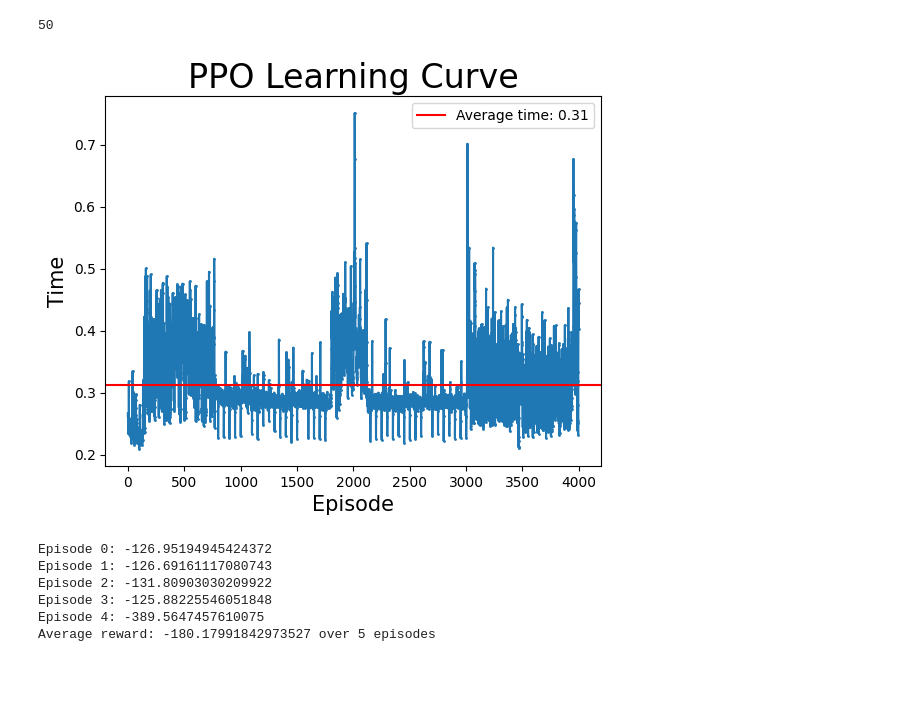
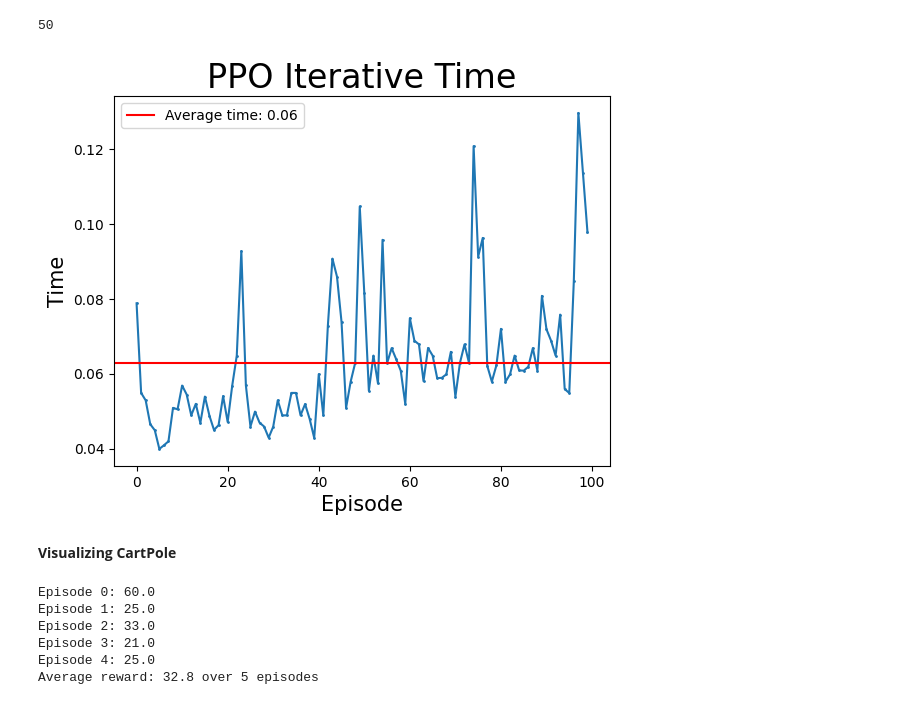
Before and after one commit to AndyPiantoni/ReinforceUs, a Jupyter notebook: PPO_from_scratch_ANDY-tuto-pytorch.ipynb, the cells around one changed output. Saved outputs shown, nothing was run; the diff lists cells and outputs as text; code cells hidden in the pictures; blank space fills up the shorter version.

Commit message:
cleaning, commenting and making 3 separate training

```diff
--- a/PPO_from_scratch_ANDY-tuto-pytorch.ipynb
+++ b/PPO_from_scratch_ANDY-tuto-pytorch.ipynb
@@ -287,12 +282,11 @@ nS=0, nA=0, discretized_continuous_action_space=False, actions_transform=0):
 env_name = 'Pendulum-v1' # environment name
 # env_name = "MountainCarContinuous-v0"
 
-# env_name = 'LunarLander-v2' # environment name
-# env_name = 'MountainCar-v0' # environment name
-# env_name = 'Acrobot-v1' # environment name
+# For discretization of the action space
+discretized_continuous_action_space = False
+n_actions = 21 # number of actions to discretize the continuous action space
 
-
-num_train_ite = 4000 # number of training iterations
+num_train_ite = 2000 # number of training iterations
 num_seeds = 1 # fit model with 3 different seeds and plot average performance of 3 seeds
 num_epochs = 10 # how many times we iterate the entire training dataset passing through the training
 eval_freq = 50 # run evaluation of policy at each eval_freq trials
@@ -309,16 +303,11 @@ baseline_lr = 5e-4 # value network's learning rate
 # Create the environment.
 env = gym.make(env_name)
 
-# For discretization of the action space
-discretized_continuous_action_space = False
-
+# setup the transformation for the actions in the discretized case
 actions_transform = None
 if discretized_continuous_action_space:
     action_range = (env.action_space.low[0], env.action_space.high[0])
-    n_actions = 21
     actions_transform = np.linspace(action_range[0], action_range[1], n_actions)
-
-
 
 #detect if the environment is discrete or continuous
 if isinstance(env.action_space, gym.spaces.Discrete):
@@ -339,12 +328,14 @@ epoch_times = np.zeros((num_seeds, num_train_ite))
 final_policy_nets = []
 for i in tqdm.tqdm(range(num_seeds)):
     reward_means = []
+
     # Set random seed
     seed = np.random.randint(0, 1000)
     torch.manual_seed(seed)
+
     # Define policy and value networks
     if isinstance(env.action_space, gym.spaces.Discrete) or discretized_continuous_action_space:
-        policy_net = NeuralNet(nS, nA, torch.nn.Softmax()) # Normally this one works with CartPole-v0
+        policy_net = NeuralNet(nS, nA, torch.nn.Softmax())
     else:
         #policy_net = NeuralNet(nS, nA, torch.nn.Identity())
         policy_net = ContinuousActor(nS, nA)
@@ -352,6 +343,7 @@ for i in tqdm.tqdm(range(num_seeds)):
     value_net = NeuralNet(nS, 1, torch.nn.ReLU())
     value_net_optimizer = optim.Adam(value_net.parameters(), lr=baseline_lr)
 
+    # values to make iteration time plot
     epoch_start_time = 0
     epoch_end_time = 0
 
@@ -366,8 +358,10 @@ for i in tqdm.tqdm(range(num_seeds)):
                                           nS=nS, nA=nA,
                                           discretized_continuous_action_space=discretized_continuous_action_space,
                                           actions_transform=actions_transform)
+
         epoch_end_time = time.time()
-        epoch_times[i][m] = epoch_end_time - epoch_start_time
+        epoch_times[i][m] = epoch_end_time - epoch_start_time # time taken for each epoch
+
         if m % eval_freq == 0:
             print("Episode: {}".format(m))
             G = np.zeros(20)
@@ -386,7 +380,7 @@ for i in tqdm.tqdm(range(num_seeds)):
     final_policy_nets.append(policy_net)
 
 # save the policy network
-torch.save(policy_net.state_dict(), f"PPO_policy_net_{env_name}.pt")
+torch.save(policy_net.state_dict(), f"PPO_pendulum_continuous_policy_net.pt")
 
 
 # Plot the performance over iterations
@@ -402,19 +396,6 @@ plt.xlabel('Episode', fontsize = 15)
 plt.ylabel('Return', fontsize = 15)
 
 plt.title("PPO Learning Curve", fontsize = 24)
-
-# # Save a plot about the time taken for each epoch
-# x = np.arange(len(epoch_times))
-# plt.plot(x, epoch_times, '-o', markersize=1)
-# # add average epoch time
-# avg_epoch_time = np.mean(epoch_times)
-# print(f"Average epoch time: {avg_epoch_time}")
-# plt.axhline(y=avg_epoch_time, color='r', linestyle='-', label=f'Average time: {avg_epoch_time:.2f}')
-# plt.legend()
-# plt.xlabel('Epoch', fontsize = 15)
-# plt.ylabel('Time (s)', fontsize = 15)
-# plt.title("Time taken for each epoch", fontsize = 24)
-
-# plt.savefig(f"PPO_{env_name}_time_per_epoch.png")
+plt.show()
 # %% [output]
 Episode: 0
@@ -443,43 +825,44 @@ array([0, 1])
 # %%
 x = list(range(len(epoch_times[0])))
 print(eval_freq)
 avg_epoch_times = np.mean(epoch_times, axis=0)
 max_epoch_times = np.max(epoch_times, axis=0)
 min_epoch_times = np.min(epoch_times, axis=0)
 
 plt.fill_between(x, min_epoch_times, max_epoch_times, alpha=0.1)
 plt.plot(x, avg_epoch_times, '-o', markersize=1)
 
 #add average epoch time over the whole training
 avr_epoch_time = np.mean(epoch_times)
 plt.axhline(y=avr_epoch_time, color='r', linestyle='-', label=f'Average time: {avr_epoch_time:.2f}')
 plt.legend() # add legend to the plot
 
 plt.xlabel('Episode', fontsize = 15)
 plt.ylabel('Time', fontsize = 15)
 
-plt.title("PPO Learning Curve", fontsize = 24)
+plt.title("PPO Iterative Time", fontsize = 24)
 
 plt.savefig(f"PPO_{env_name}_time_per_epoch.png")
 # %% [output]
 50
-[figure, old version]
+[figure, new version]
+# %% [markdown]
+**Visualizing CartPole**
 # %%
 import time
 #create an environment to test and visualize the policy
-# env_name = 'CartPole-v1' # environment name
-env_name = 'Pendulum-v1' # environment name
+env_name = 'CartPole-v1' # environment name
+#env_name = 'Pendulum-v1' # environment name
 # env_name = 'MountainCar-v0' # environment name
-# env_name = 'Acrobot-v1' # environment name
-# env_name = "MountainCarContinuous-v0"
+
 env = gym.make(env_name, render_mode='human')
 
 discretized_continuous_action_space = False
+n_actions = 21
 
 actions_transform = None
 if discretized_continuous_action_space:
     action_range = (env.action_space.low[0], env.action_space.high[0])
-    n_actions = 21
     actions_transform = np.linspace(action_range[0], action_range[1], n_actions)
 
 #detect if the environment is discrete or continuous
@@ -497,17 +880,8 @@ else:
         nA = env.action_space.shape[0]
         policy_net = ContinuousActor(nS, nA)
 
-# if isinstance(env.action_space, gym.spaces.Discrete) or discretized_continuous_action_space:
-#     nS = env.observation_space.shape[0]
-#     nA = env.action_space.n
-#     policy_net = NeuralNet(nS, nA, torch.nn.Softmax())
-# else:
-#     nS = env.observation_space.shape[0]
-#     nA = env.action_space.shape[0]
-#     policy_net = ContinuousActor(nS, nA)
-
 # load the policy network
-policy_net.load_state_dict(torch.load(f"PPO_policy_net_{env_name}.pt"))
+policy_net.load_state_dict(torch.load(f"PPO_cartpole_discrete_policy_net.pt"))
 # policy_net.eval()
 
 episodes = 5
@@ -524,9 +898,9 @@ for i in range(episodes):
 print(f"Average reward: {np.mean(rewards)} over {episodes} episodes")
 env.close()
 # %% [output]
-Episode 0: -126.95194945424372
-Episode 1: -126.69161117080743
-Episode 2: -131.80903030209922
-Episode 3: -125.88225546051848
-Episode 4: -389.5647457610075
-Average reward: -180.17991842973527 over 5 episodes
+Episode 0: 60.0
+Episode 1: 25.0
+Episode 2: 33.0
+Episode 3: 21.0
+Episode 4: 25.0
+Average reward: 32.8 over 5 episodes
```
Also changed, not shown: parts of 21 cells of this notebook, 3 other files.
